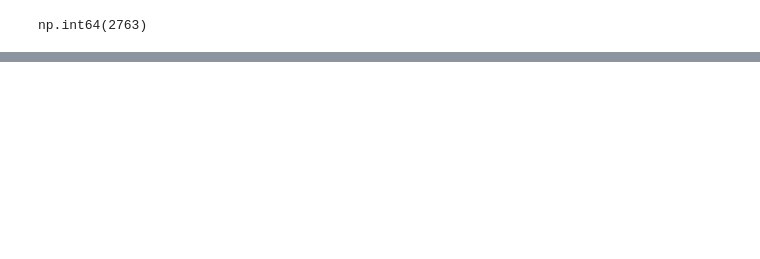
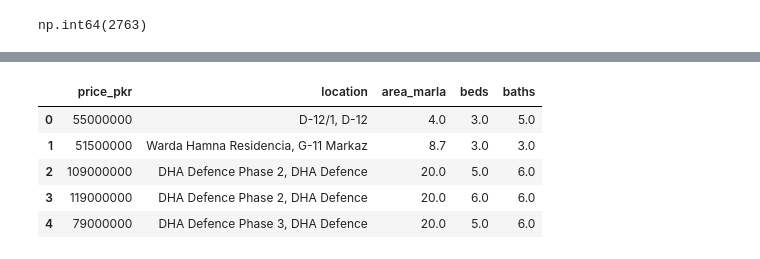
Before and after one commit to aliturab99/Islamabad_House_price_prediction_ML_Project, a Jupyter notebook: Zameen_com_Islamabad_Properties_Data_Science_Project.ipynb, the cells around one changed output, grey strips where cells are left out. Cells and saved outputs as stored; diff of their text form; code cells hidden in the pictures; blank space fills up the shorter version.

```diff
--- a/Zameen_com_Islamabad_Properties_Data_Science_Project.ipynb
+++ b/Zameen_com_Islamabad_Properties_Data_Science_Project.ipynb
@@ -133 +129,10 @@ np.int64(0)
 dtype: int64
+# %%
+df3.head()
+# %% [output]
+|  | price_pkr | location | area_marla | beds | baths |
+| 0 | 55000000 | D-12/1, D-12 | 4.0 | 3.0 | 5.0 |
+| 1 | 51500000 | Warda Hamna Residencia, G-11 Markaz | 8.7 | 3.0 | 3.0 |
+| 2 | 109000000 | DHA Defence Phase 2, DHA Defence | 20.0 | 5.0 | 6.0 |
+| 3 | 119000000 | DHA Defence Phase 2, DHA Defence | 20.0 | 6.0 | 6.0 |
+| 4 | 79000000 | DHA Defence Phase 3, DHA Defence | 20.0 | 5.0 | 6.0 |
```
Also changed, not shown: parts of 11 cells of this notebook.
